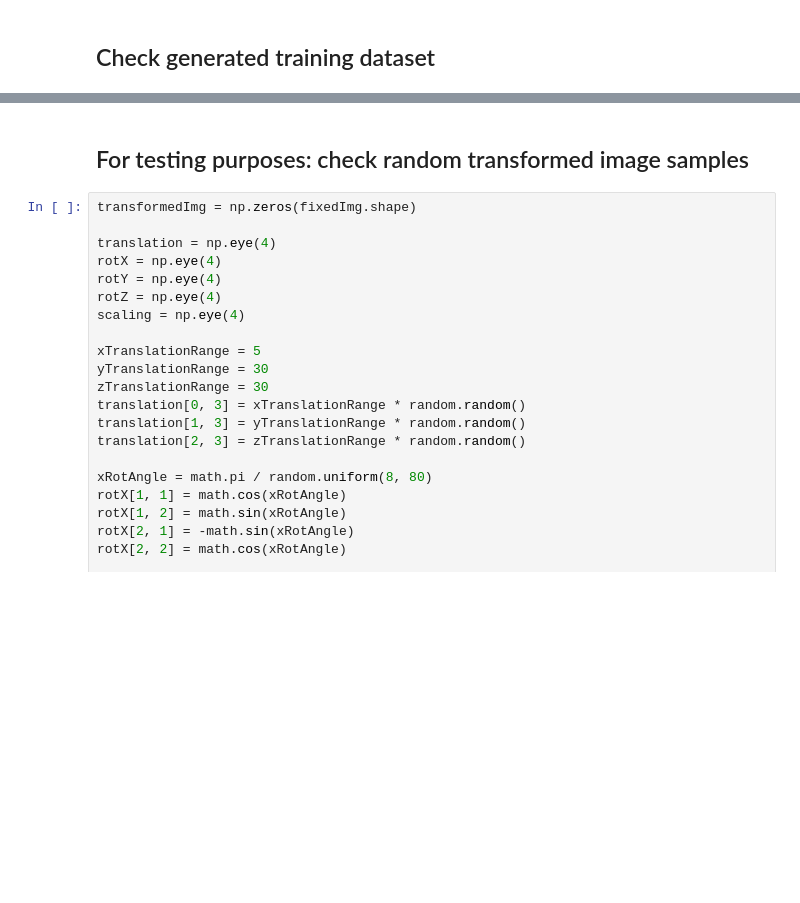
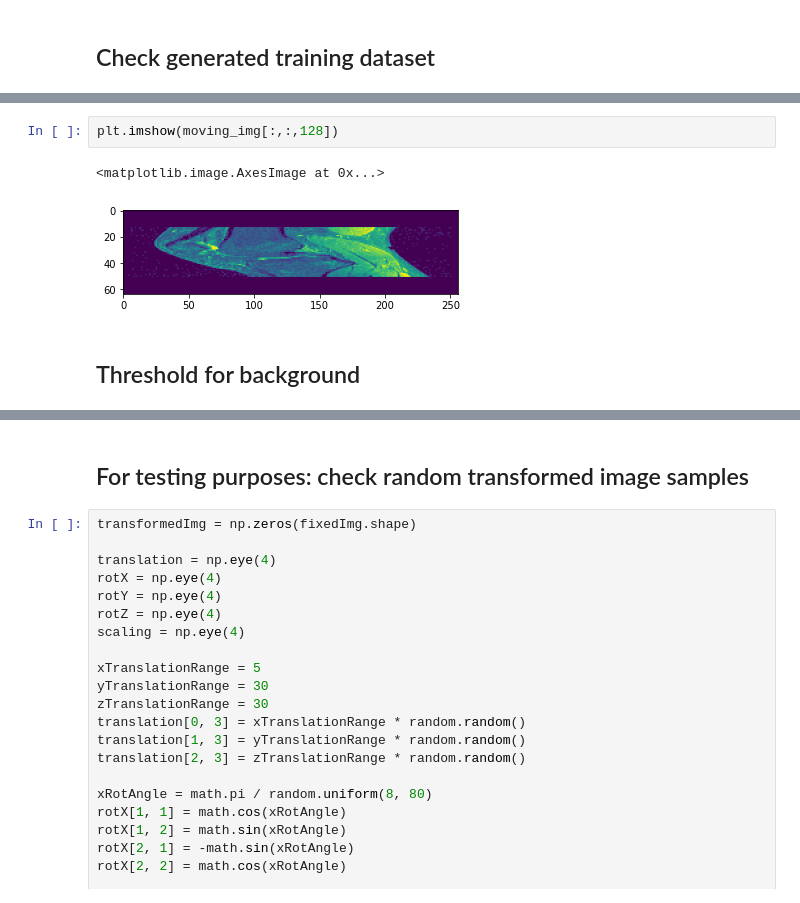
Before and after one commit to onestarYX/MSK-Image-Registration, a Jupyter notebook: affine_training_data_gen.ipynb, the cells around one changed output, grey strips where cells are left out. Saved outputs shown, nothing was run; the diff lists cells and outputs as text; blank space fills up the shorter version.

```diff
--- a/affine_training_data_gen.ipynb
+++ b/affine_training_data_gen.ipynb
@@ -379,0 +648,7 @@ Text(0.5, 1.0, 'recon_img')
+# %%
+plt.imshow(moving_img[:,:,128])
+# %% [output]
+<matplotlib.image.AxesImage at 0x...>
+[figure, added]
+# %% [markdown]
+## Threshold for background
```
Also changed, not shown: parts of 22 cells of this notebook, 19 other files.
